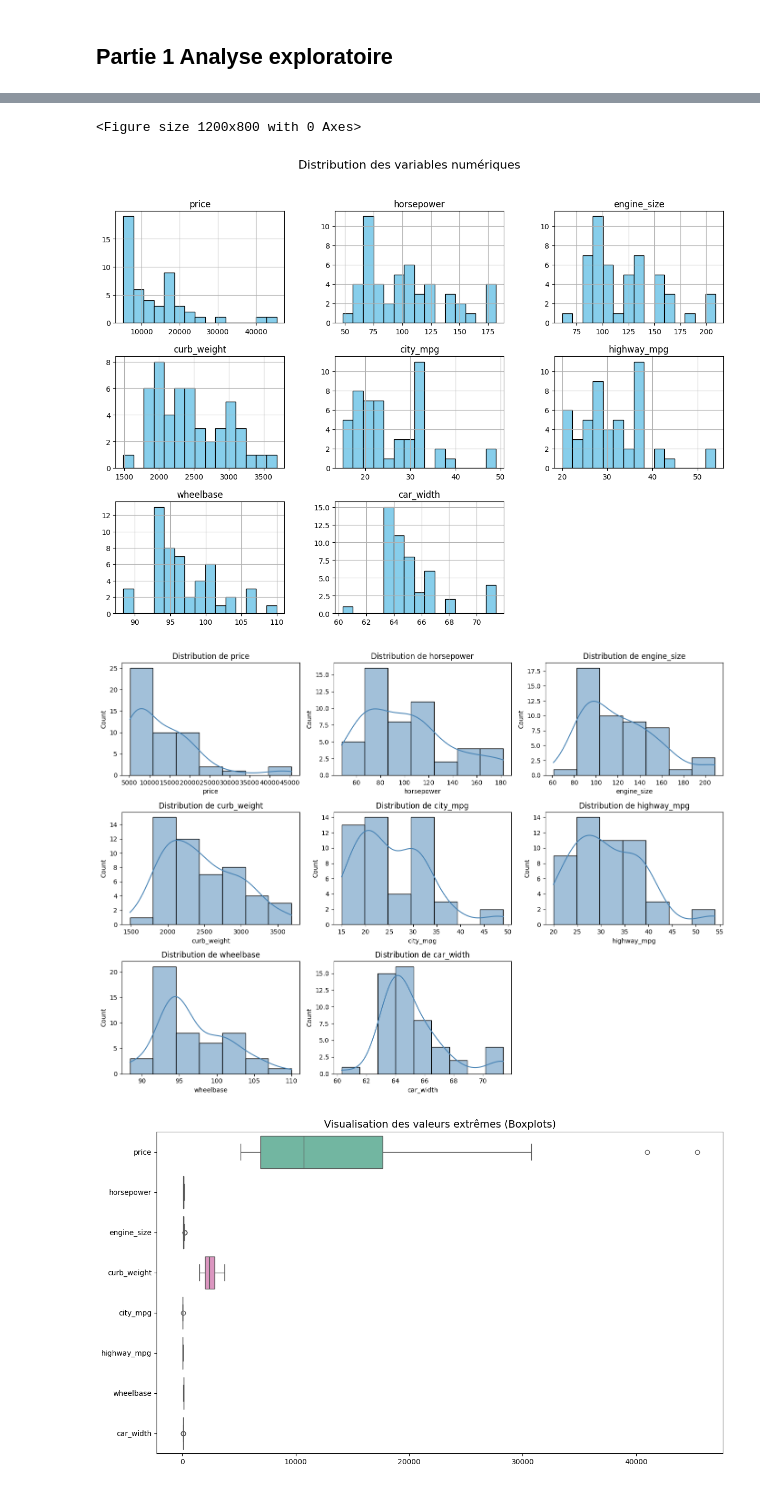
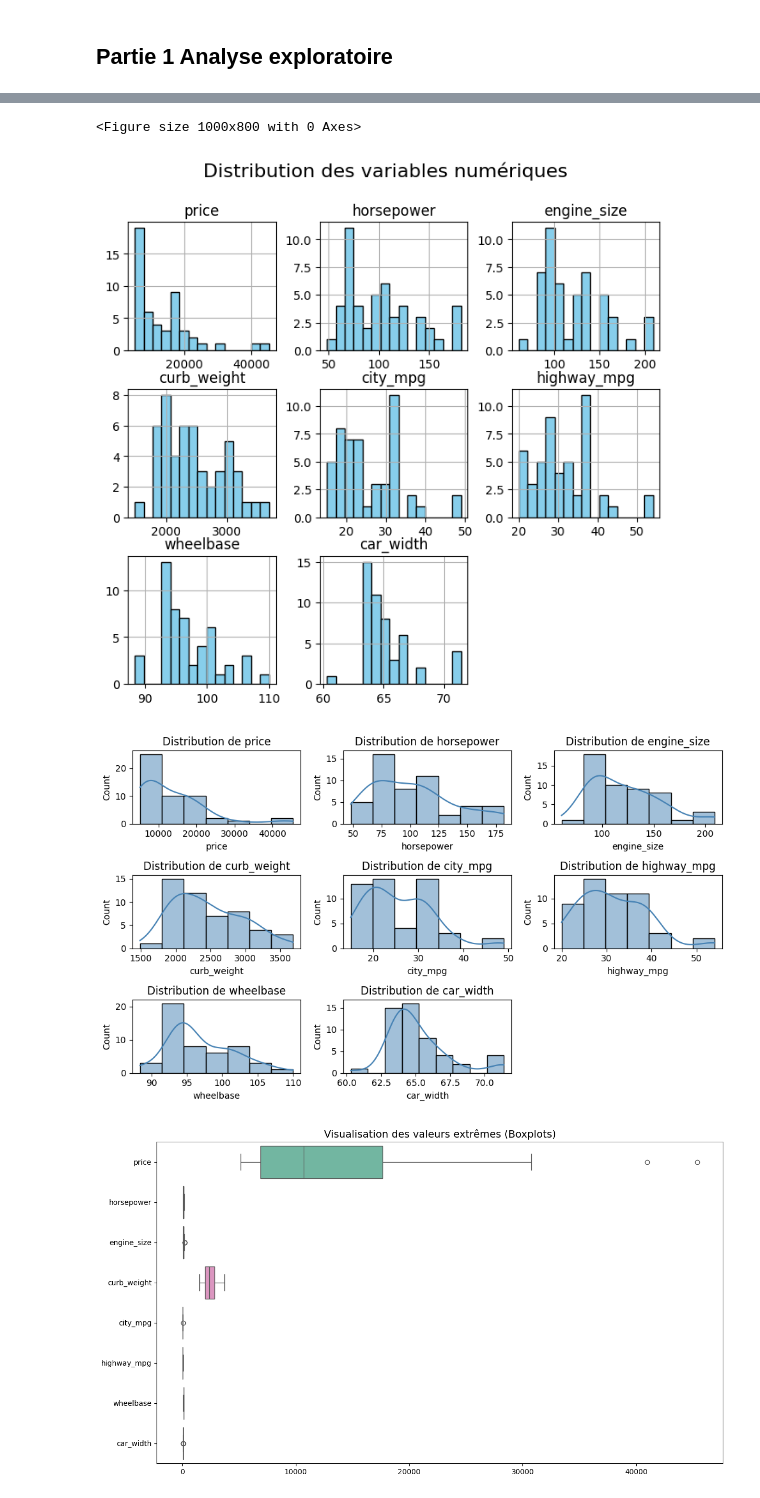
Before and after one commit to TTM1971/Mod-lisation-statistique-pour-la-pr-diction-du-prix-des-voitures, a Jupyter notebook: code.ipynb, the cells around one changed output, grey strips where cells are left out. Saved outputs shown, nothing was run; the diff lists cells and outputs as text; code cells hidden in the pictures.

```diff
--- a/code.ipynb
+++ b/code.ipynb
@@ -73,15 +64,15 @@ plt.show()
 # %%
-plt.figure(figsize=(12, 8))
-df.hist(bins=15, figsize=(15, 10), color='skyblue', edgecolor='black')
+plt.figure(figsize=(10, 8))
+df.hist(bins=15, figsize=(8, 7), color='skyblue', edgecolor='black')
 plt.suptitle("Distribution des variables numériques", fontsize=16)
 plt.show()
 # %% [output]
-<Figure size 1200x800 with 0 Axes>
+<Figure size 1000x800 with 0 Axes>
-[figure, old version]
+[figure, new version]
 # %%
 num_cols = df.select_dtypes(include='number').columns
 
-plt.figure(figsize=(14, 10))
+plt.figure(figsize=(10, 6))
 for i, col in enumerate(num_cols, 1):
     plt.subplot(3, 3, i)
     sns.histplot(df[col], kde=True, color='steelblue')
@@ -89,7 +80,7 @@ for i, col in enumerate(num_cols, 1):
 plt.tight_layout()
 plt.show()
 # %% [output]
-[figure, old version]
+[figure, new version]
 # %%
 plt.figure(figsize=(14, 8))
 sns.boxplot(data=df, orient="h", palette="Set2")
```
Also changed, not shown: parts of 3 cells of this notebook.
